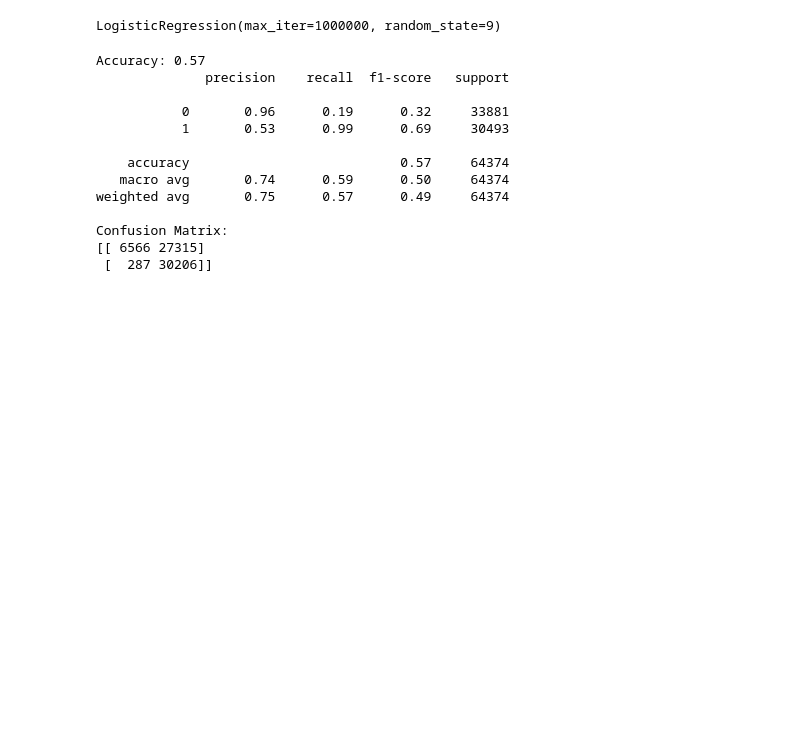
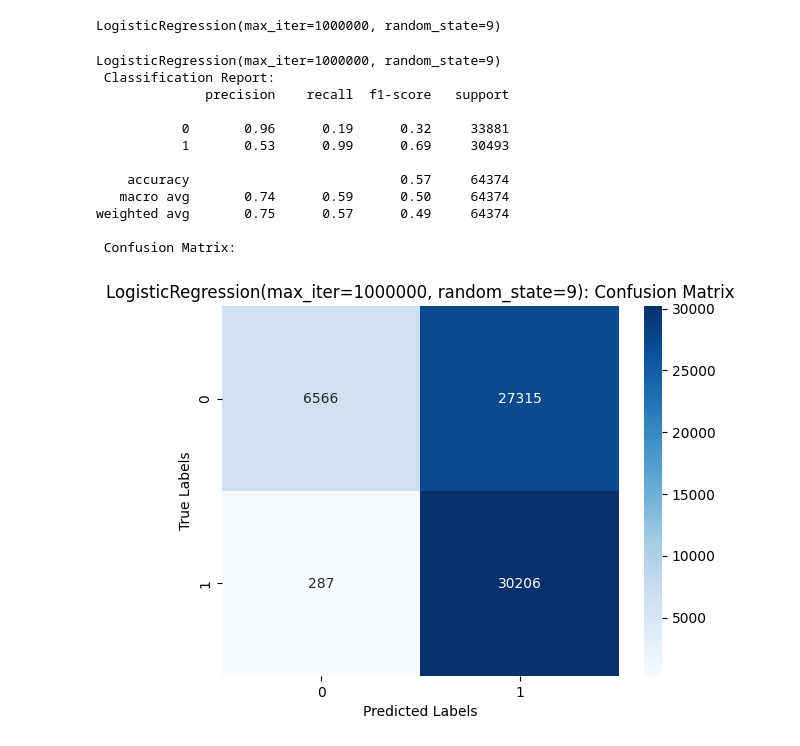
Before and after one commit to Johannes3001/AppliedML_Assign.01, a Jupyter notebook: Fredrik_Codes.ipynb, the cells around one changed output. Saved outputs shown, nothing was run; the diff lists cells and outputs as text; code cells hidden in the pictures; blank space fills up the shorter version.

```diff
--- a/Fredrik_Codes.ipynb
+++ b/Fredrik_Codes.ipynb
@@ -11,6 +11,26 @@ from sklearn.preprocessing import StandardScaler, OneHotEncoder
 from sklearn.compose import ColumnTransformer
 from sklearn.pipeline import Pipeline
 from sklearn.metrics import accuracy_score, classification_report, confusion_matrix
+# %%
+# Evaluation function that prints classification report and confusion matrix
+def evaluate(y_test, y_pred, model_name):
+    # Creating the confusion matrix
+    cm = confusion_matrix(y_test, y_pred)
+
+    # Priting the model name
+    print(f"\033[34m{model_name}\033[0m")
+
+    # Print the classification report
+    print(f" \033[32mClassification Report:\033[0m")
+    print(classification_report(y_test, y_pred))
+    print(f" \033[32mConfusion Matrix:\033[0m")
+
+    # Print the confusion matrix
+    sns.heatmap(cm, annot=True, cmap='Blues', fmt='g')
+    plt.title(f'{model_name}: Confusion Matrix')
+    plt.xlabel('Predicted Labels')
+    plt.ylabel('True Labels')
+    plt.show()
 # %%
 #importing datasets
 train_df = pd.read_csv("customer_churn_dataset-training-master.csv")
@@ -109,33 +129,20 @@ lr = LogisticRegression(max_iter=1000000, random_state=9)
 lr.fit(X_train, y_train)
 # %% [output]
 LogisticRegression(max_iter=1000000, random_state=9)
-# %%
-# Predicting the Churn on the test set
-y_pred = lr.predict(X_test)
-
-
-# Calculate accuracy
-accuracy = accuracy_score(y_test, y_pred)
-print(f'Accuracy: {accuracy:.2f}')
-
-# Display classification report
-print(classification_report(y_test, y_pred))
-
-# Display confusion matrix
-conf_matrix = confusion_matrix(y_test, y_pred)
-print('Confusion Matrix:')
-print(conf_matrix)
-# %% [output]
-Accuracy: 0.57
-              precision    recall  f1-score   support
-
-           0       0.96      0.19      0.32     33881
-           1       0.53      0.99      0.69     30493
-
-    accuracy                           0.57     64374
-   macro avg       0.74      0.59      0.50     64374
-weighted avg       0.75      0.57      0.49     64374
-
-Confusion Matrix:
-[[ 6566 27315]
- [  287 30206]]
+# %%
+# Evaluating the results
+evaluate(y_test, y_pred, lr)
+# %% [output]
+LogisticRegression(max_iter=1000000, random_state=9)
+ Classification Report:
+              precision    recall  f1-score   support
+
+           0       0.96      0.19      0.32     33881
+           1       0.53      0.99      0.69     30493
+
+    accuracy                           0.57     64374
+   macro avg       0.74      0.59      0.50     64374
+weighted avg       0.75      0.57      0.49     64374
+
+ Confusion Matrix:
+[figure, added]
```
